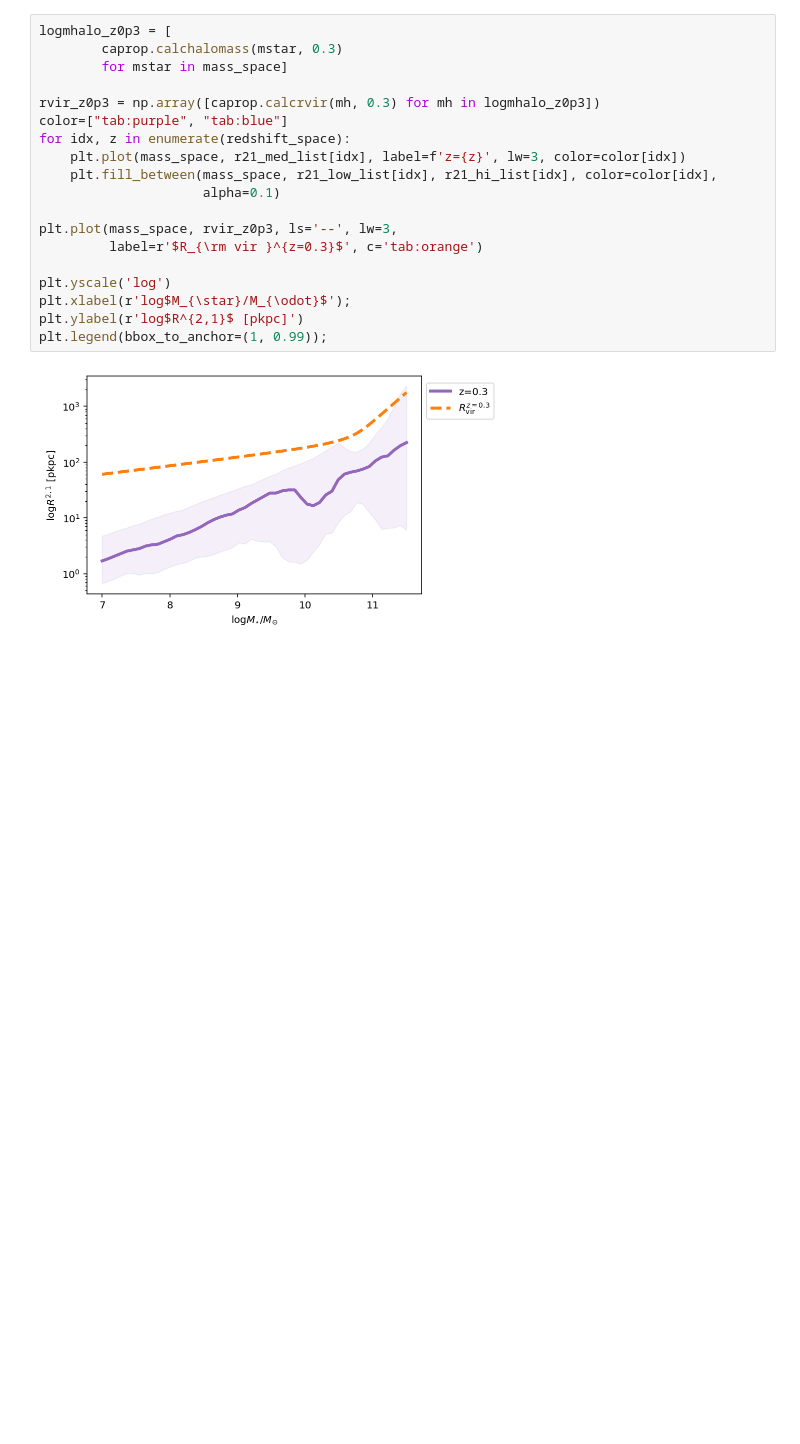
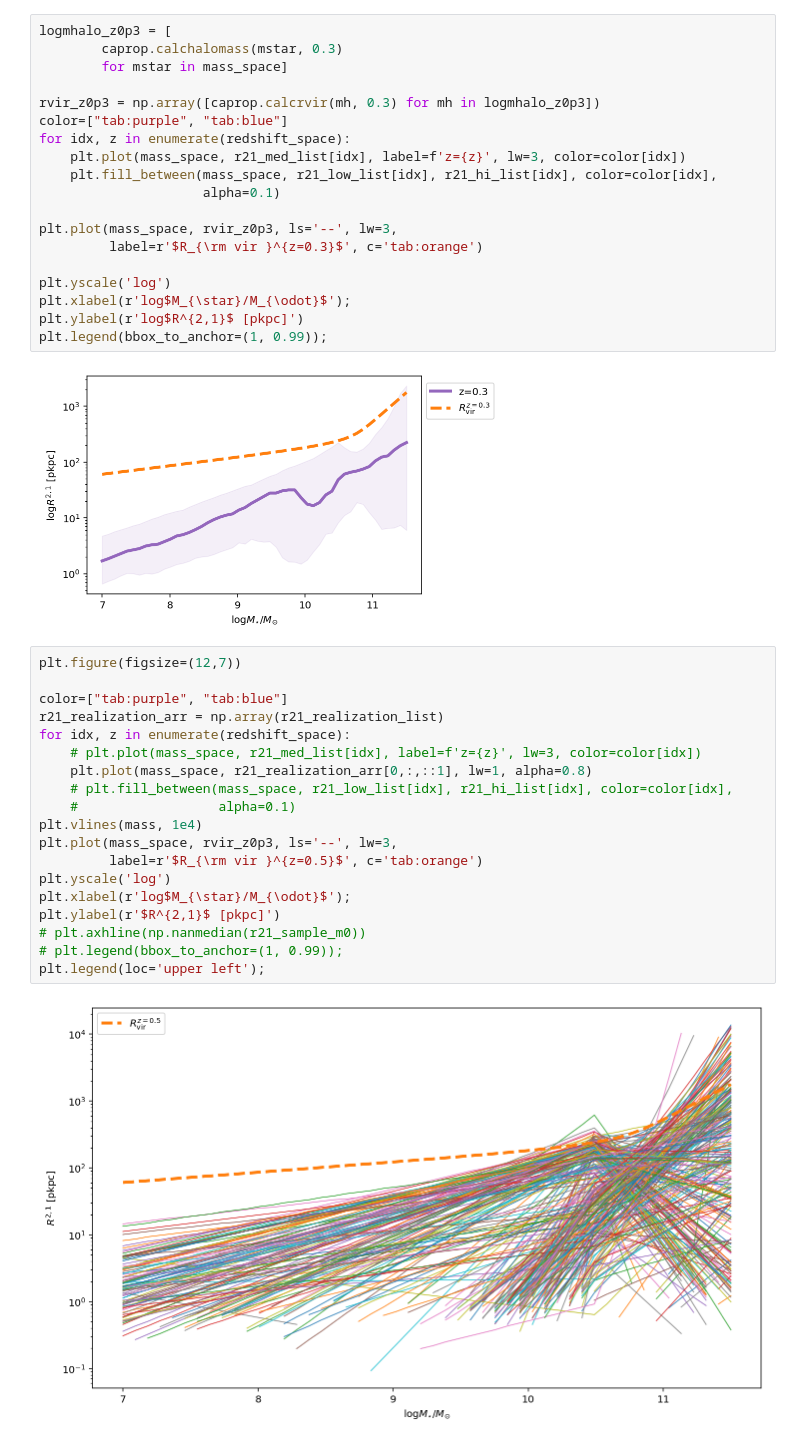
Before and after one commit to mattcwilde/1halo2halo, a Jupyter notebook: haloclustering/notebooks/beta_mass_dep/r_21_2beta_mass.ipynb, the cells around one changed output. Drawn from its saved outputs; the diff is of its cells as text; blank space fills up the shorter version.

```diff
--- a/haloclustering/notebooks/beta_mass_dep/r_21_2beta_mass.ipynb
+++ b/haloclustering/notebooks/beta_mass_dep/r_21_2beta_mass.ipynb
@@ -142,3 +142,24 @@ plt.ylabel(r'log$R^{2,1}$ [pkpc]')
 plt.legend(bbox_to_anchor=(1, 0.99));
 # %% [output]
 [figure]
+# %%
+plt.figure(figsize=(12,7))
+
+color=["tab:purple", "tab:blue"]
+r21_realization_arr = np.array(r21_realization_list)
+for idx, z in enumerate(redshift_space):
+    # plt.plot(mass_space, r21_med_list[idx], label=f'z={z}', lw=3, color=color[idx])
+    plt.plot(mass_space, r21_realization_arr[0,:,::1], lw=1, alpha=0.8)
+    # plt.fill_between(mass_space, r21_low_list[idx], r21_hi_list[idx], color=color[idx],
+    #                  alpha=0.1)
+plt.vlines(mass, 1e4)
+plt.plot(mass_space, rvir_z0p3, ls='--', lw=3,
+         label=r'$R_{\rm vir }^{z=0.5}$', c='tab:orange')
+plt.yscale('log')
+plt.xlabel(r'log$M_{\star}/M_{\odot}$');
+plt.ylabel(r'$R^{2,1}$ [pkpc]')
+# plt.axhline(np.nanmedian(r21_sample_m0))
+# plt.legend(bbox_to_anchor=(1, 0.99));
+plt.legend(loc='upper left');
+# %% [output]
+[figure, added]
```
Also changed, not shown: 2 other files.
